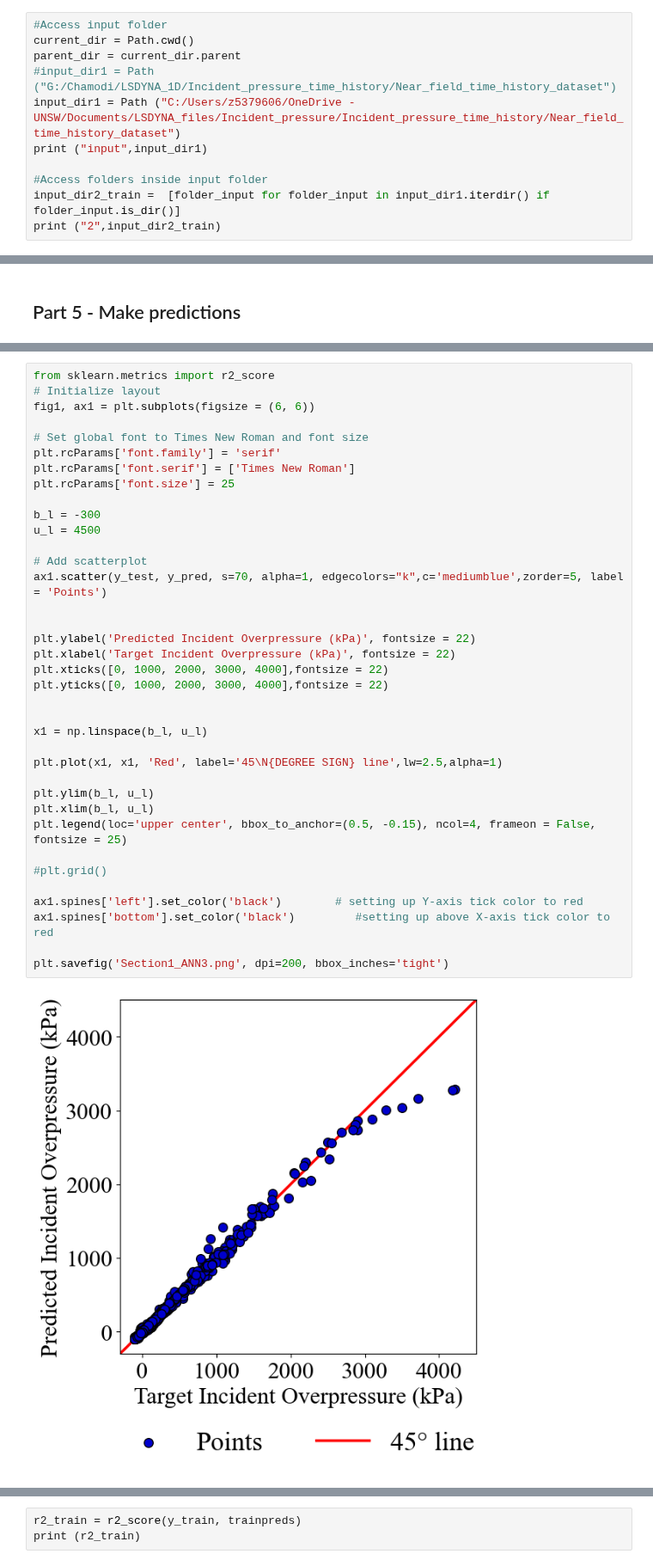
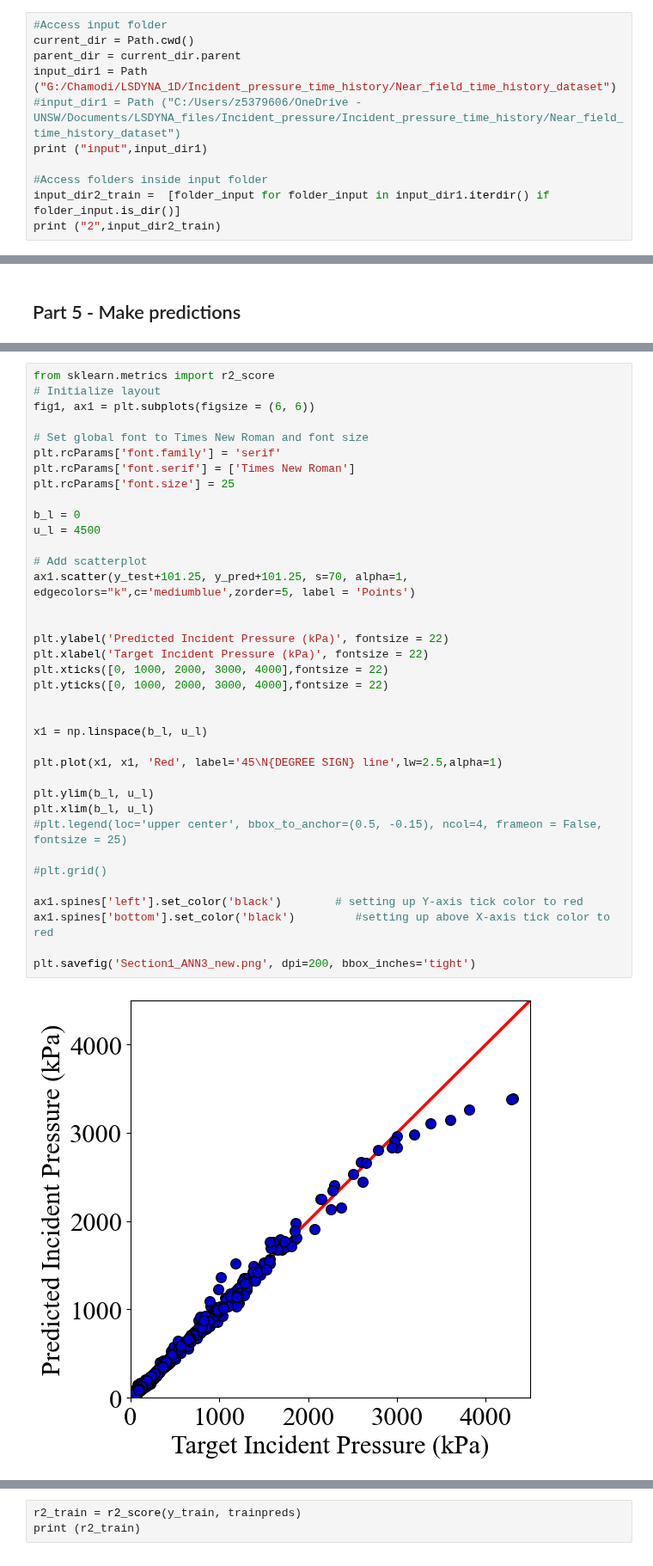
Before and after one commit to ChamodiWidanage/Pressure_history_2, a Jupyter notebook: IP_Section_1_new/IP_Section1_new_ANN_3.ipynb, the cells around one changed output, grey strips where cells are left out. Shown at 86% size. Drawn from its saved outputs; the diff is of its cells as text.

```diff
--- a/IP_Section_1_new/IP_Section1_new_ANN_3.ipynb
+++ b/IP_Section_1_new/IP_Section1_new_ANN_3.ipynb
@@ -18,8 +16,8 @@ ModuleNotFoundError: No module named 'tensorflow'
 #Access input folder
 current_dir = Path.cwd()
 parent_dir = current_dir.parent
-#input_dir1 = Path ("G:/Chamodi/LSDYNA_1D/Incident_pressure_time_history/Near_field_time_history_dataset")
-input_dir1 = Path ("C:/Users/z5379606/OneDrive - UNSW/Documents/LSDYNA_files/Incident_pressure/Incident_pressure_time_history/Near_field_time_history_dataset")
+input_dir1 = Path ("G:/Chamodi/LSDYNA_1D/Incident_pressure_time_history/Near_field_time_history_dataset")
+#input_dir1 = Path ("C:/Users/z5379606/OneDrive - UNSW/Documents/LSDYNA_files/Incident_pressure/Incident_pressure_time_history/Near_field_time_history_dataset")
 print ("input",input_dir1)
 
 #Access folders inside input folder
@@ -369,40 +367,40 @@ from sklearn.metrics import r2_score
 # Initialize layout
 fig1, ax1 = plt.subplots(figsize = (6, 6))
 
 # Set global font to Times New Roman and font size
 plt.rcParams['font.family'] = 'serif'
 plt.rcParams['font.serif'] = ['Times New Roman']
 plt.rcParams['font.size'] = 25
 
-b_l = -300
+b_l = 0
 u_l = 4500
 
 # Add scatterplot
-ax1.scatter(y_test, y_pred, s=70, alpha=1, edgecolors="k",c='mediumblue',zorder=5, label = 'Points')
+ax1.scatter(y_test+101.25, y_pred+101.25, s=70, alpha=1, edgecolors="k",c='mediumblue',zorder=5, label = 'Points')
 
 
-plt.ylabel('Predicted Incident Overpressure (kPa)', fontsize = 22)
-plt.xlabel('Target Incident Overpressure (kPa)', fontsize = 22)
+plt.ylabel('Predicted Incident Pressure (kPa)', fontsize = 22)
+plt.xlabel('Target Incident Pressure (kPa)', fontsize = 22)
 plt.xticks([0, 1000, 2000, 3000, 4000],fontsize = 22)
 plt.yticks([0, 1000, 2000, 3000, 4000],fontsize = 22)
 
 
 x1 = np.linspace(b_l, u_l)
 
 plt.plot(x1, x1, 'Red', label='45\N{DEGREE SIGN} line',lw=2.5,alpha=1)
 
 plt.ylim(b_l, u_l)
 plt.xlim(b_l, u_l)
-plt.legend(loc='upper center', bbox_to_anchor=(0.5, -0.15), ncol=4, frameon = False, fontsize = 25)
+#plt.legend(loc='upper center', bbox_to_anchor=(0.5, -0.15), ncol=4, frameon = False, fontsize = 25)
 
 #plt.grid()
 
 ax1.spines['left'].set_color('black')        # setting up Y-axis tick color to red
 ax1.spines['bottom'].set_color('black')         #setting up above X-axis tick color to red
 
-plt.savefig('Section1_ANN3.png', dpi=200, bbox_inches='tight')
+plt.savefig('Section1_ANN3_new.png', dpi=200, bbox_inches='tight')
 # %% [output]
-[figure, old version]
+[figure, new version]
 # %%
 # metrics
 trainpreds = ann.predict(X_train)
```
Also changed, not shown: parts of 8 cells of this notebook, 26 other files.
